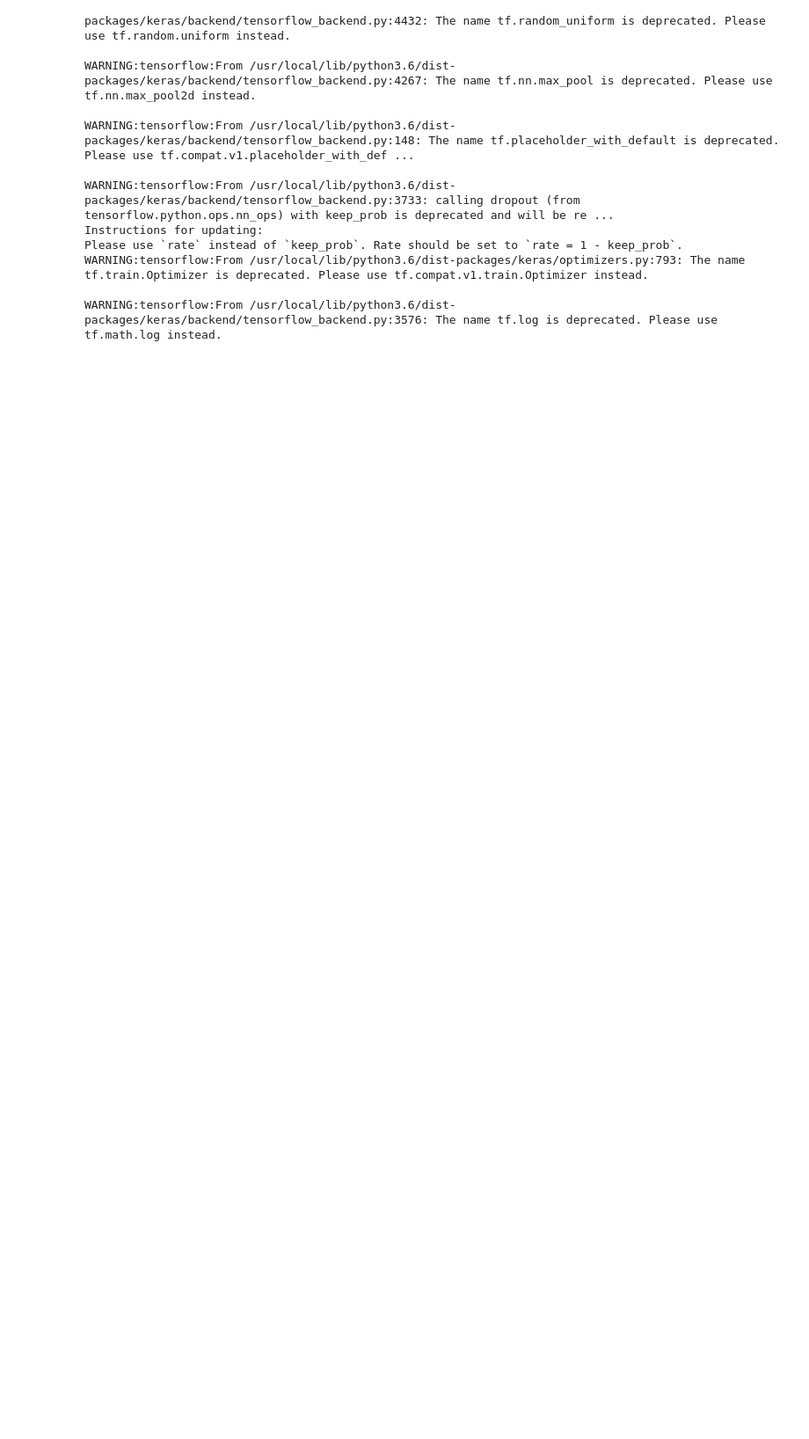
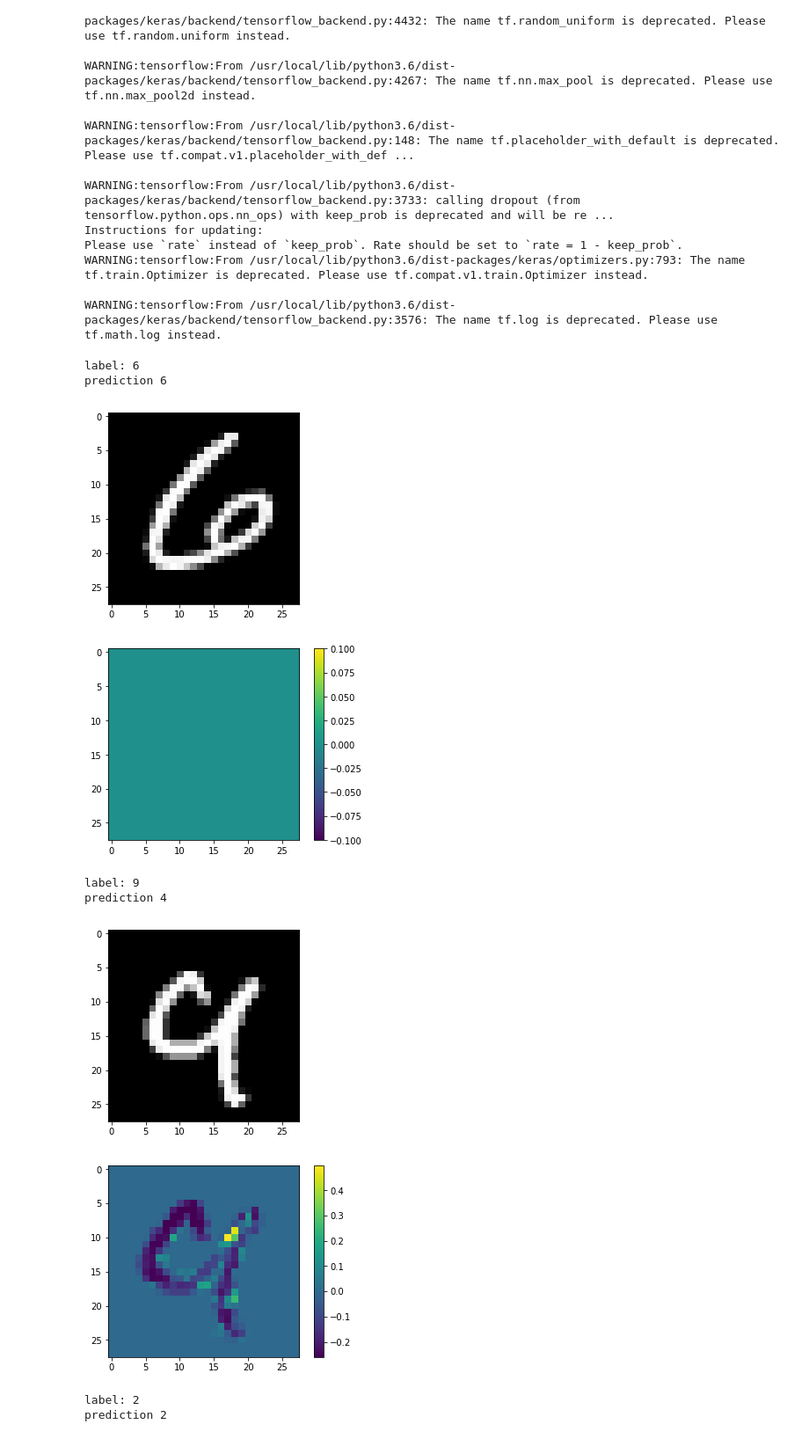
Before and after one commit to fabioanderegg/WANN, a Jupyter notebook: wann/mnist28x28_evaluate.ipynb, the cells around one changed output. Shown at 88% size. Drawn from its saved outputs; the diff is of its cells as text; code cells hidden in the pictures; blank space fills up the shorter version.

Commit message:
wann: add rise to evaluate CNN

```diff
--- a/wann/mnist28x28_evaluate.ipynb
+++ b/wann/mnist28x28_evaluate.ipynb
@@ -95,2 +98,34 @@ WARNING:tensorflow:From /usr/local/lib/python3.6/dist-packages/keras/backend/ten
+# %%
+def evaluate(weight):
+  model.load_weights(weight)
+  for index in [9953, 3850, 4962, 3886, 5437, 8517, 2041, 1989, 1933, 9984]:
+      image = x_test[index]
+
+      label = np.argmax(y_test[index])
+      print('label:', label)
+
+      baseline = model.predict(image.reshape(1, 28, 28, 1))
+
+      print('prediction', np.argmax(baseline[0]))
+
+      result = hdm.explain(model, image.reshape(28, 28), baseline[0], output_class=label)
+
+      plt.imshow(image.reshape(28, 28), cmap='Greys_r')
+      plt.show()
+
+      img = plt.imshow(result.distances(occlusion_cnn.RAW))
+      plt.colorbar(img)
+      plt.show()
 # %%
-model.load_weights('weights-07-0.9923.hdf5')
+evaluate('weights-07-0.9625-0.9904.hdf5')
+# %% [output]
+label: 6
+prediction 6
+[figure, added]
+[figure, added]
+label: 9
+prediction 4
+[figure, added]
+[figure, added]
+label: 2
+prediction 2
```
Also changed, not shown: parts of 8 cells of this notebook.
